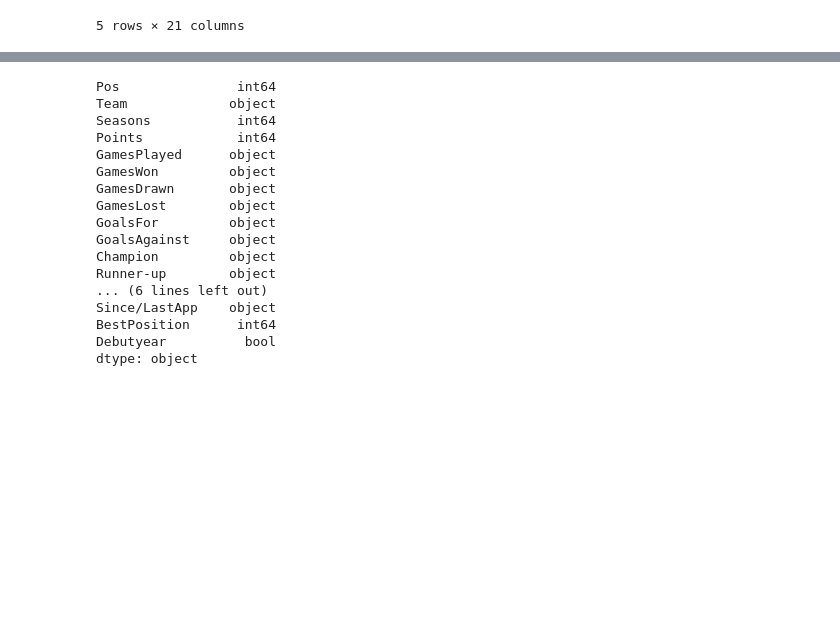
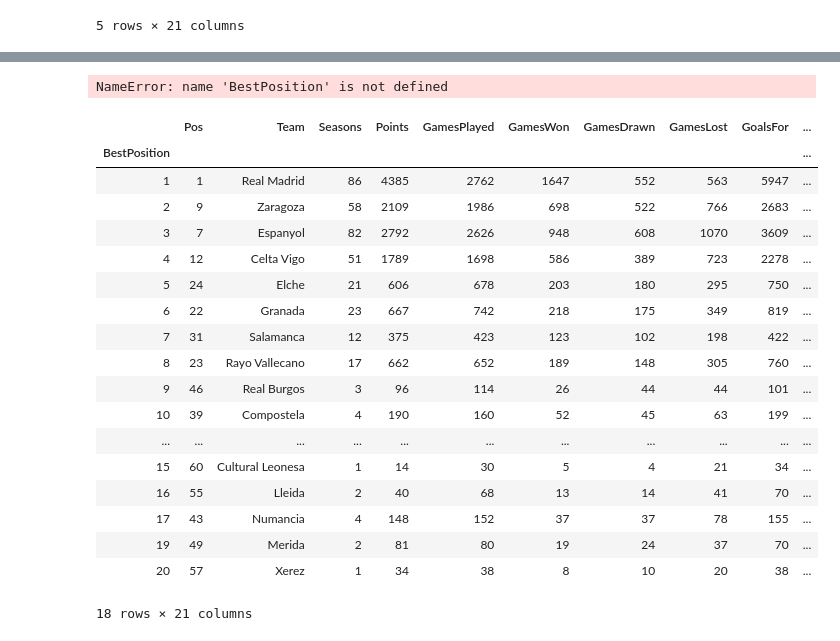
Before and after one commit to amolravatale/temp, a Jupyter notebook: ProjectAssignment.ipynb, the cells around one changed output, grey strips where cells are left out. Saved outputs shown, nothing was run; the diff lists cells and outputs as text; code cells hidden in the pictures; blank space fills up the shorter version.

```diff
--- a/ProjectAssignment.ipynb
+++ b/ProjectAssignment.ipynb
@@ -104,0 +178,6 @@ def Goal_diff_count(df) :
+# %%
+sports['GamesWon'] = sports['GamesWon'].map(lambda x : int(x))
+sports['GamesPlayed'] = sports['GamesPlayed'].map(lambda x : int(x))
+# %%
+# Percentage of Winning = (GamesWon / GamesPlayed)*100
+sports['Winning Percent'] = round((sports['GamesWon']/sports['GamesPlayed'])*100,2)
@@ -105,20 +217,30 @@ def Goal_diff_count(df) :
+# %%
+sports[['Team','BestPosition','Points']].where(sportsBestPosition==1)
+# %% [output]
+NameError: name 'BestPosition' is not defined
 # %%
-sports.dtypes
+sports[]
-# %% [output]
-Pos               int64
-Team             object
-Seasons           int64
-Points            int64
-GamesPlayed      object
-GamesWon         object
-GamesDrawn       object
-GamesLost        object
-GoalsFor         object
-GoalsAgainst     object
-Champion         object
-Runner-up        object
-... (6 lines left out)
-Since/LastApp    object
-BestPosition      int64
-Debutyear          bool
-dtype: object
+# %%
+gb = sports.groupby('BestPosition')
+# %%
+gb.first()
+# %% [output]
+|  | Pos | Team | Seasons | Points | GamesPlayed | GamesWon | GamesDrawn | GamesLost | GoalsFor | ... |
+| BestPosition |  |  |  |  |  |  |  |  |  | ... |
+| 1 | 1 | Real Madrid | 86 | 4385 | 2762 | 1647 | 552 | 563 | 5947 | ... |
+| 2 | 9 | Zaragoza | 58 | 2109 | 1986 | 698 | 522 | 766 | 2683 | ... |
+| 3 | 7 | Espanyol | 82 | 2792 | 2626 | 948 | 608 | 1070 | 3609 | ... |
+| 4 | 12 | Celta Vigo | 51 | 1789 | 1698 | 586 | 389 | 723 | 2278 | ... |
+| 5 | 24 | Elche | 21 | 606 | 678 | 203 | 180 | 295 | 750 | ... |
+| 6 | 22 | Granada | 23 | 667 | 742 | 218 | 175 | 349 | 819 | ... |
+| 7 | 31 | Salamanca | 12 | 375 | 423 | 123 | 102 | 198 | 422 | ... |
+| 8 | 23 | Rayo Vallecano | 17 | 662 | 652 | 189 | 148 | 305 | 760 | ... |
+| 9 | 46 | Real Burgos | 3 | 96 | 114 | 26 | 44 | 44 | 101 | ... |
+| 10 | 39 | Compostela | 4 | 190 | 160 | 52 | 45 | 63 | 199 | ... |
+| ... | ... | ... | ... | ... | ... | ... | ... | ... | ... | ... |
+| 15 | 60 | Cultural Leonesa | 1 | 14 | 30 | 5 | 4 | 21 | 34 | ... |
+| 16 | 55 | Lleida | 2 | 40 | 68 | 13 | 14 | 41 | 70 | ... |
+| 17 | 43 | Numancia | 4 | 148 | 152 | 37 | 37 | 78 | 155 | ... |
+| 19 | 49 | Merida | 2 | 81 | 80 | 19 | 24 | 37 | 70 | ... |
+| 20 | 57 | Xerez | 1 | 34 | 38 | 8 | 10 | 20 | 38 | ... |
+18 rows × 21 columns
```
Also changed, not shown: parts of 10 cells of this notebook.
